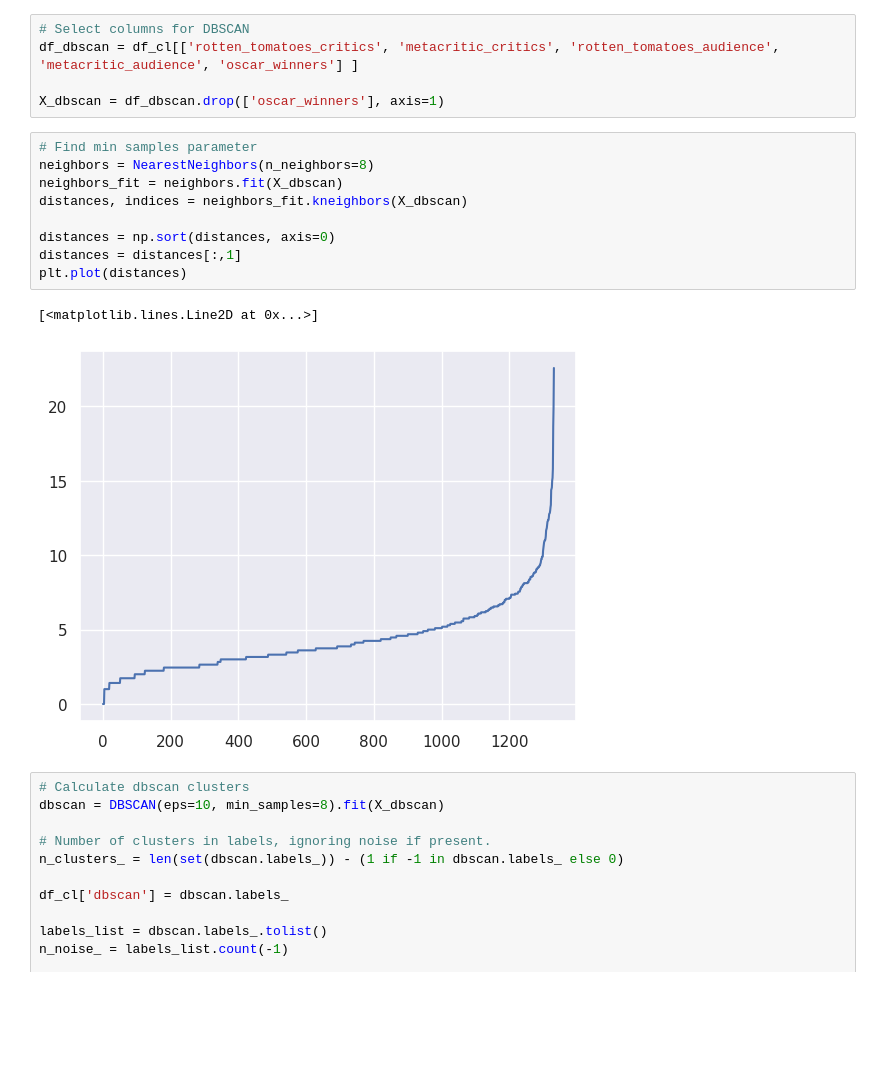
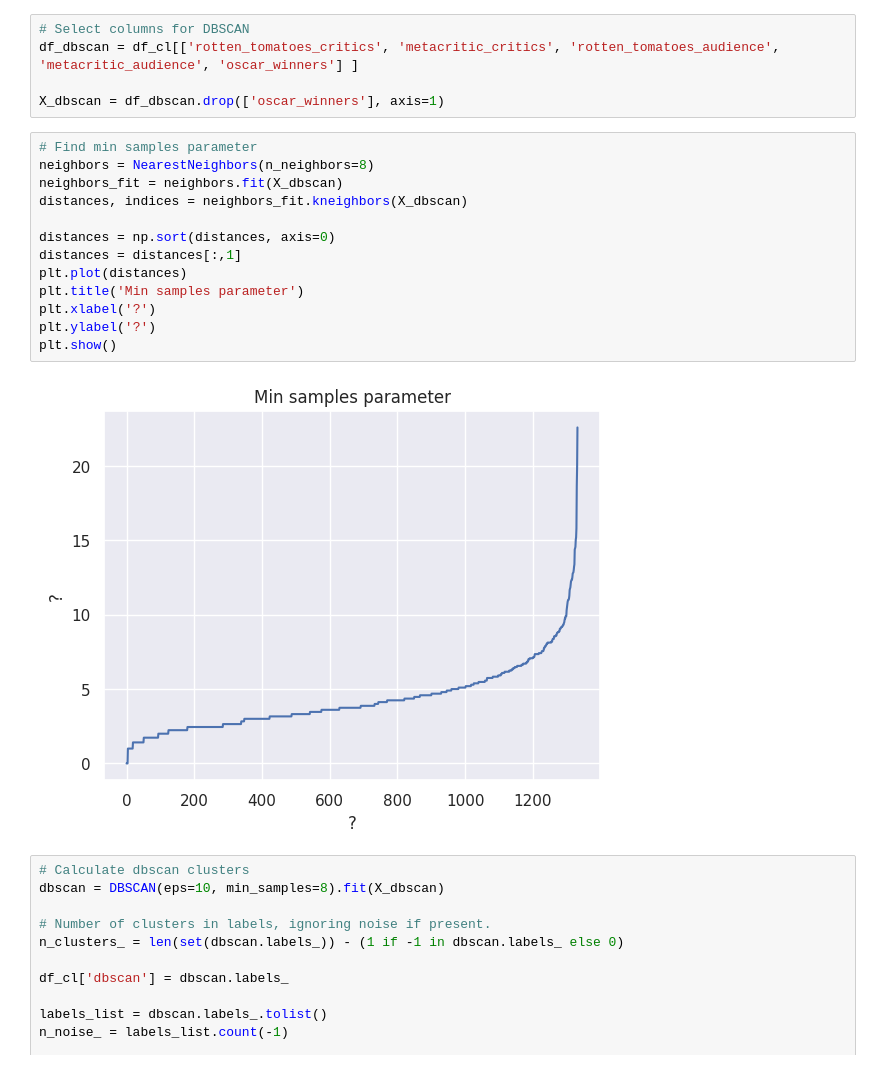
Before and after one commit to AAleksandros/HUA-DIT-Data-mining-project, a Jupyter notebook: project.ipynb, the cells around one changed output. Saved outputs shown, nothing was run; the diff lists cells and outputs as text; blank space fills up the shorter version.

```diff
--- a/project.ipynb
+++ b/project.ipynb
@@ -691,15 +645,18 @@ X_dbscan = df_dbscan.drop(['oscar_winners'], axis=1)
 # %%
 # Find min samples parameter
 neighbors = NearestNeighbors(n_neighbors=8)
 neighbors_fit = neighbors.fit(X_dbscan)
 distances, indices = neighbors_fit.kneighbors(X_dbscan)
 
 distances = np.sort(distances, axis=0)
 distances = distances[:,1]
 plt.plot(distances)
+plt.title('Min samples parameter')
+plt.xlabel('?')
+plt.ylabel('?')
+plt.show()
 # %% [output]
-[<matplotlib.lines.Line2D at 0x...>]
-[figure, old version]
+[figure, new version]
 # %%
 # Calculate dbscan clusters
 dbscan = DBSCAN(eps=10, min_samples=8).fit(X_dbscan)
```
Also changed, not shown: parts of 24 cells of this notebook, 1 other file.
